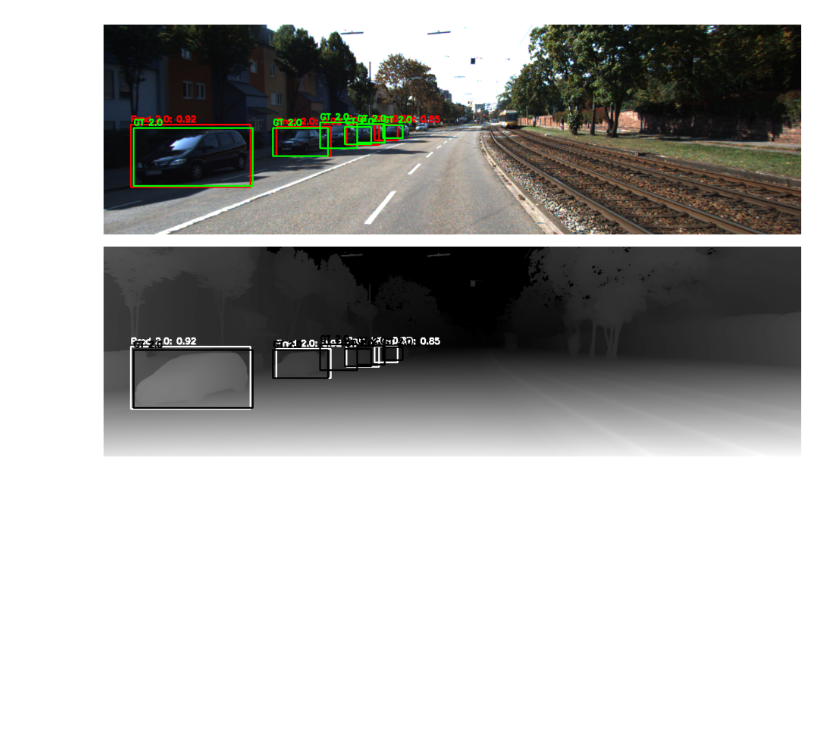
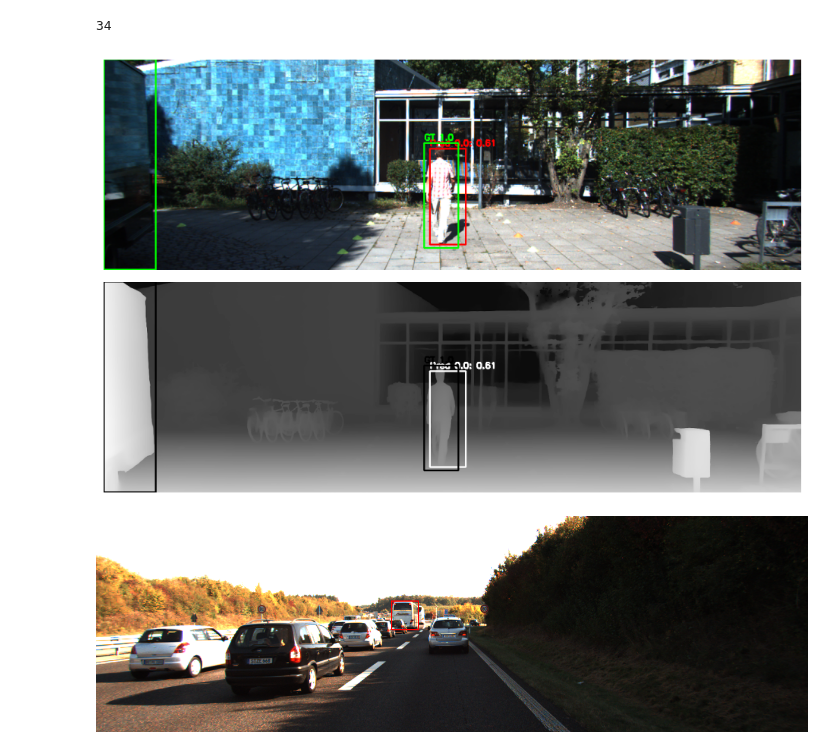
Before and after one commit to gkmocastro/rgbd-yolov2, a Jupyter notebook: test_nb.ipynb, the cells around one changed output. Saved outputs shown, nothing was run; the diff lists cells and outputs as text; code cells hidden in the pictures; blank space fills up the shorter version.

```diff
--- a/test_nb.ipynb
+++ b/test_nb.ipynb
@@ -35,10 +39,0 @@ TRAIN_LABEL_DIR = BASE_DIR + TRAIN_LABEL_DIR
-# %%
-import os
-from pathlib import Path
-os.makedirs("testando_path", exist_ok=True)
-
-pasta_teste = Path("testando_path")
-nome_do_arquivo = "teste.txt"
-file_path = pasta_teste / nome_do_arquivo
-with open(file_path, "w") as file:
-    file.write("Teste de escrita em arquivo.\n")
@@ -163,4 +213,41 @@ Test Loss: 2.0468614418455897
+# %%
+i
+# %% [output]
+34
 # %%
-plot_result(model=model, test_dataset=test_dataset, index=10)
+i += 1
+plot_result(model=model, test_dataset=test_dataset, index=i)
 # %% [output]
-[figure, old version]
+[figure, new version]
+# %%
+from utils import draw_bounding_boxes
+from PIL import Image
+from glob import glob
+import os
+i = -1
+# %%
+
+i += 1
+labels = "/home/gkmo/workspace/data/KITTI_obj_detect_2d_kaggle/Downloads/only_misc"
+label_files = sorted(glob(os.path.join(labels, "*.txt")))
+
+
+label_i = label_files[i].split("/")[-1].split(".")[0]
+test_list = glob(os.path.join(TEST_IMG_DIR, "*.png"))
+train_list = glob(os.path.join(TRAIN_IMG_DIR, "*.png"))
+val_list = glob(os.path.join(VAL_IMG_DIR, "*.png"))
+
+label_path = "/home/gkmo/workspace/data/KITTI_obj_detect_2d_kaggle/Downloads/only_misc_converted"
+label_file_i = label_path + f"/{label_i}.txt"
+
+if os.path.exists(TRAIN_IMG_DIR + f"/{label_i}.png"):
+    img = Image.open(TRAIN_IMG_DIR + f"/{label_i}.png")
+if os.path.exists(TEST_IMG_DIR + f"/{label_i}.png"):
+    img = Image.open(TEST_IMG_DIR + f"/{label_i}.png")
+if os.path.exists(VAL_IMG_DIR + f"/{label_i}.png"):
+    img = Image.open(VAL_IMG_DIR + f"/{label_i}.png")
+
+
+draw_gt_boxes_on_image(img, label_file_i, class_names=["Cyclist", "Pedestrian", "2"])
+# %% [output]
+[figure, added]
```
Also changed, not shown: parts of 15 cells of this notebook, 19 other files.
